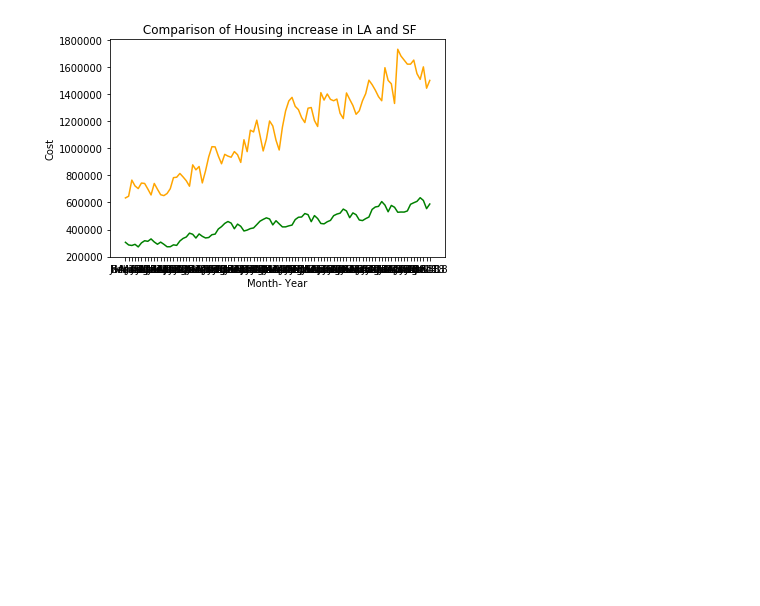
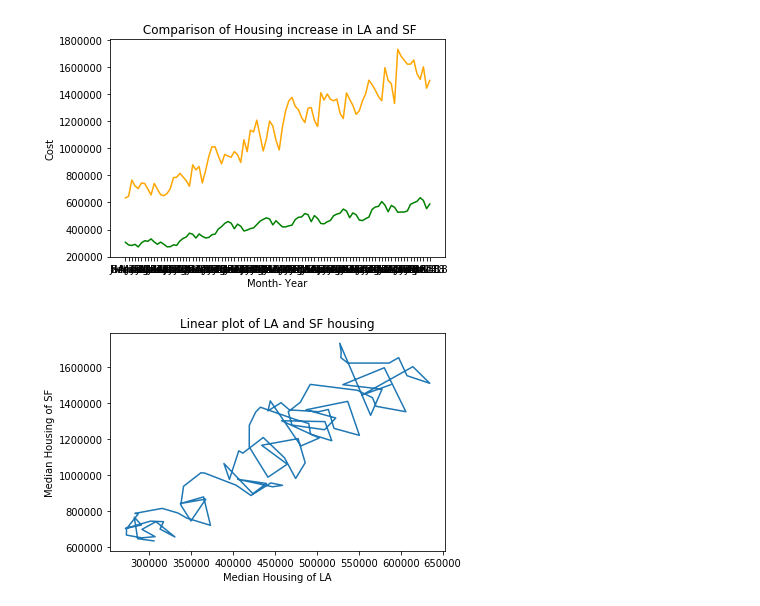
Before and after one commit to friedyams/Assignments, a Jupyter notebook: FInal/final.ipynb, the cells around one changed output. Saved outputs shown, nothing was run; the diff lists cells and outputs as text; code cells hidden in the pictures; blank space fills up the shorter version.

Commit message:
added plots of la v sf

```diff
--- a/FInal/final.ipynb
+++ b/FInal/final.ipynb
@@ -1697,3 +1702,11 @@ plt.title (' Comparison of Housing increase in LA and SF')
 plt.show()
 # %% [output]
 [figure]
+# %%
+plt.plot(medianHousing_df["Los Angeles"], medianHousing_df["San Francisco"])
+plt.title("Linear plot of LA and SF housing")
+plt.xlabel("Median Housing of LA")
+plt.ylabel("Median Housing of SF")
+plt.show()
+# %% [output]
+[figure, added]
```
Also changed, not shown: parts of 4 cells of this notebook.
